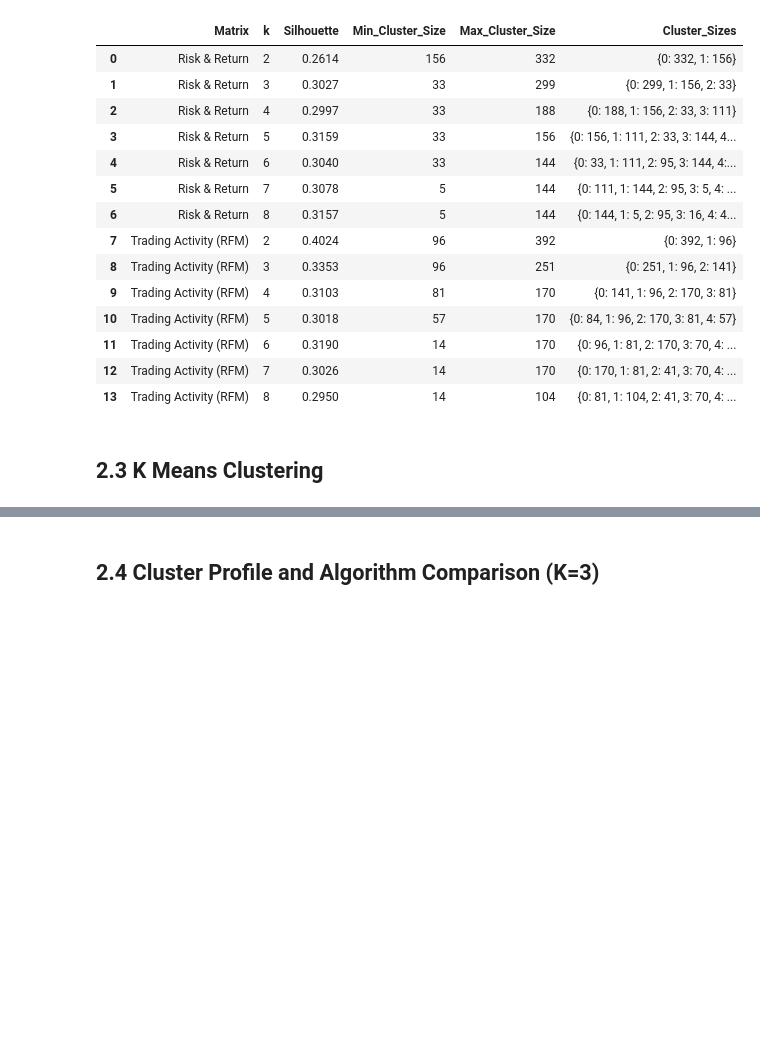
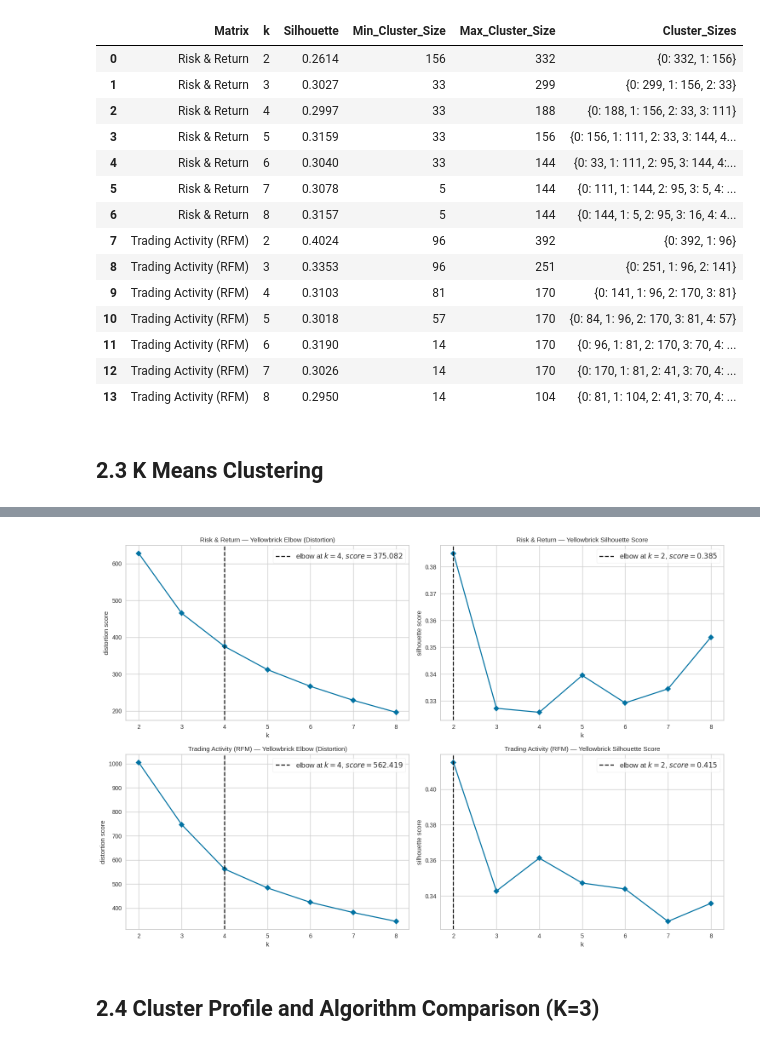
Before and after one commit to Govindu-Sathruwan/CRM-CM-CW1, a Jupyter notebook: CRM_&_CM_CW1.ipynb, the cells around one changed output, grey strips where cells are left out. Saved outputs shown, nothing was run; the diff lists cells and outputs as text; code cells hidden in the pictures; blank space fills up the shorter version.

```diff
--- a/CRM_&_CM_CW1.ipynb
+++ b/CRM_&_CM_CW1.ipynb
@@ -1219,6 +1199,52 @@ display(pd.concat([km_rr_eval, km_rfm_eval], ignore_index=True))
 | 11 | Trading Activity (RFM) | 6 | 424.21 | 0.3439 | 31 | 140 | {0: 96, 1: 113, 2: 70, 3: 31, 4: ... |
 | 12 | Trading Activity (RFM) | 7 | 381.80 | 0.3256 | 19 | 130 | {0: 130, 1: 95, 2: 31, 3: 63, 4: ... |
 | 13 | Trading Activity (RFM) | 8 | 344.96 | 0.3358 | 22 | 132 | {0: 69, 1: 68, 2: 67, 3: 31, 4: 5... |
+# %%
+# visual comparison of K values for Risk and Return
+from yellowbrick.cluster import KElbowVisualizer
+
+fig, axes = plt.subplots(2, 2, figsize=(15, 10))
+
+# 1. Risk & Return — Elbow Plot (Distortion / Inertia)
+km_base_rr1 = KMeans(init='k-means++', n_init=30, max_iter=500, random_state=42)
+viz_rr_elbow = KElbowVisualizer(
+    km_base_rr1, k=(2, 9), metric='distortion', timings=False, ax=axes[0, 0]
+)
+viz_rr_elbow.fit(X_risk_return)
+viz_rr_elbow.finalize()
+axes[0, 0].set_title("Risk & Return — Yellowbrick Elbow (Distortion)", fontsize=11)
+
+# 2. Risk & Return — Silhouette Score Plot
+km_base_rr2 = KMeans(init='k-means++', n_init=30, max_iter=500, random_state=42)
+viz_rr_sil = KElbowVisualizer(
+    km_base_rr2, k=(2, 9), metric='silhouette', timings=False, ax=axes[0, 1]
+)
+viz_rr_sil.fit(X_risk_return)
+viz_rr_sil.finalize()
+axes[0, 1].set_title("Risk & Return — Yellowbrick Silhouette Score", fontsize=11)
+
+# 3. Trading Activity (RFM) — Elbow Plot (Distortion / Inertia)
+km_base_rfm1 = KMeans(init='k-means++', n_init=30, max_iter=500, random_state=42)
+viz_rfm_elbow = KElbowVisualizer(
+    km_base_rfm1, k=(2, 9), metric='distortion', timings=False, ax=axes[1, 0]
+)
+viz_rfm_elbow.fit(X_trading_activity)
+viz_rfm_elbow.finalize()
+axes[1, 0].set_title("Trading Activity (RFM) — Yellowbrick Elbow (Distortion)", fontsize=11)
+
+# 4. Trading Activity (RFM) — Silhouette Score Plot
+km_base_rfm2 = KMeans(init='k-means++', n_init=30, max_iter=500, random_state=42)
+viz_rfm_sil = KElbowVisualizer(
+    km_base_rfm2, k=(2, 9), metric='silhouette', timings=False, ax=axes[1, 1]
+)
+viz_rfm_sil.fit(X_trading_activity)
+viz_rfm_sil.finalize()
+axes[1, 1].set_title("Trading Activity (RFM) — Yellowbrick Silhouette Score", fontsize=11)
+
+plt.tight_layout()
+plt.savefig("task2_yellowbrick_elbow_silhouette.png", dpi=300)
+# %% [output]
+[figure, added]
 # %% [markdown]
 ## 2.4 Cluster Profile and Algorithm Comparison (K=3)
 # %%
```
Also changed, not shown: parts of 8 cells of this notebook.
